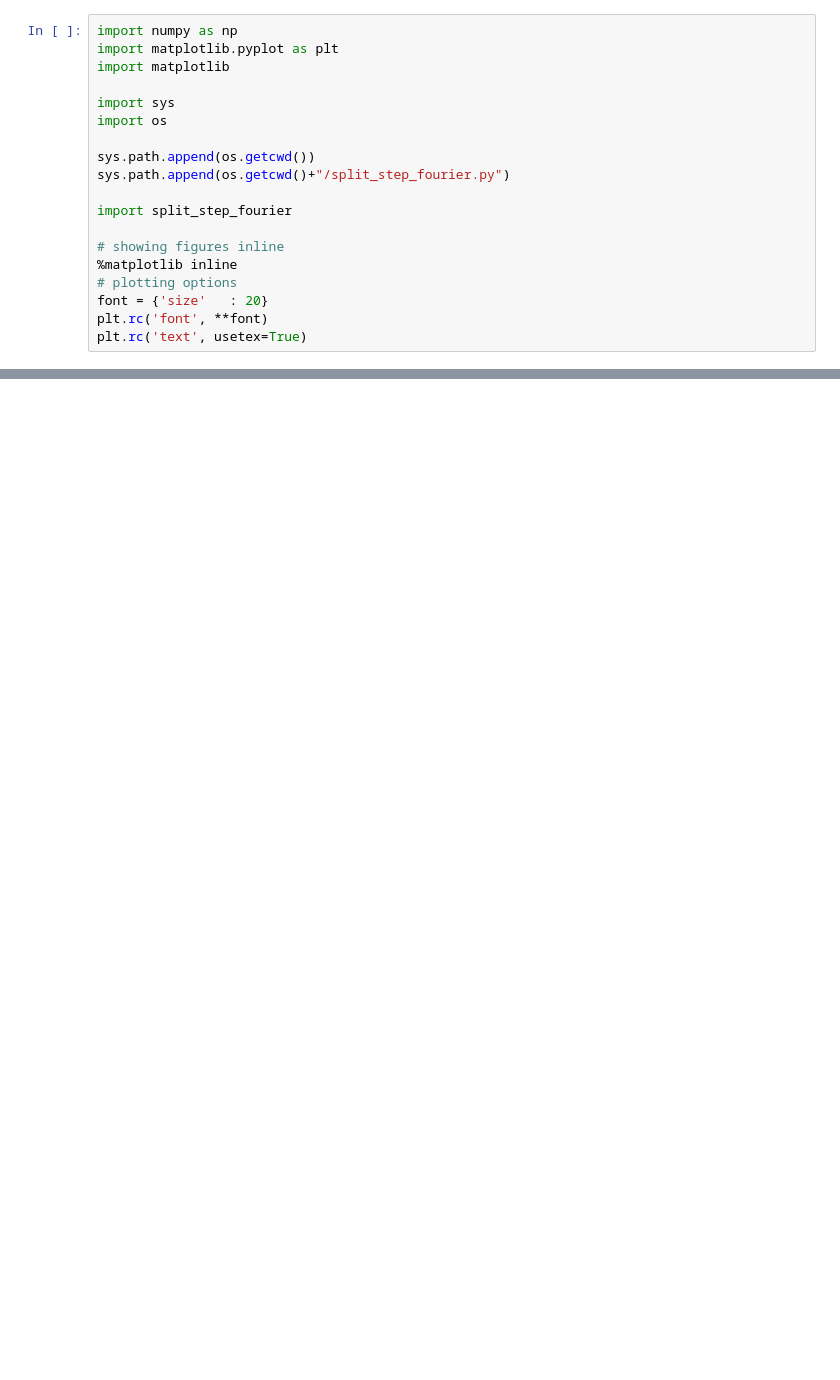
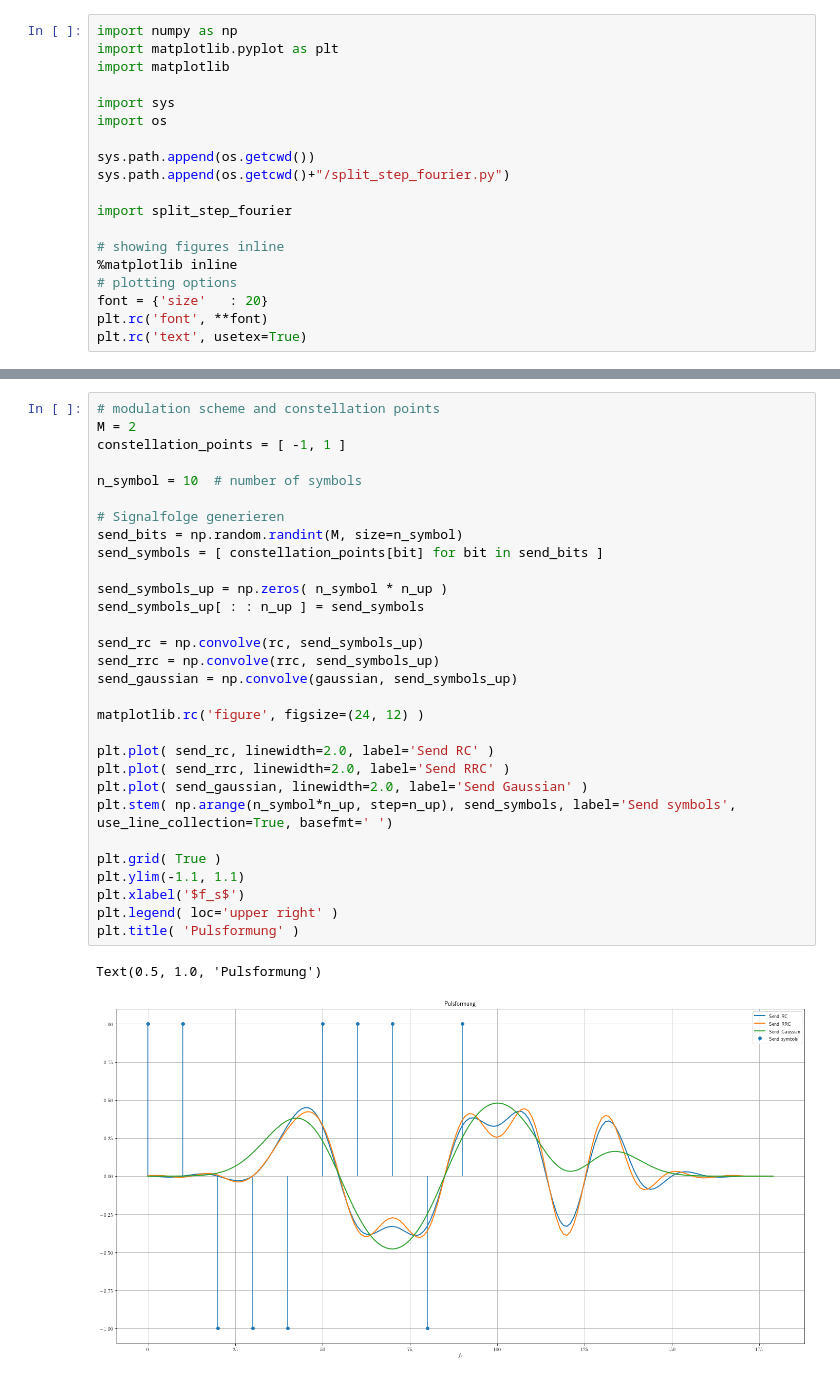
Before and after one commit to domrim/bachelorarbeit-code, a Jupyter notebook: jupyter-notebooks/tests.ipynb, the cells around one changed output, grey strips where cells are left out. Saved outputs shown, nothing was run; the diff lists cells and outputs as text; blank space fills up the shorter version.

```diff
--- a/jupyter-notebooks/tests.ipynb
+++ b/jupyter-notebooks/tests.ipynb
@@ -69,0 +67,33 @@ Text(0.5, 1.0, 'Impulse Responses')
+# %%
+# modulation scheme and constellation points
+M = 2
+constellation_points = [ -1, 1 ]
+
+n_symbol = 10  # number of symbols
+
+# Signalfolge generieren
+send_bits = np.random.randint(M, size=n_symbol)
+send_symbols = [ constellation_points[bit] for bit in send_bits ]
+
+send_symbols_up = np.zeros( n_symbol * n_up )
+send_symbols_up[ : : n_up ] = send_symbols
+
+send_rc = np.convolve(rc, send_symbols_up)
+send_rrc = np.convolve(rrc, send_symbols_up)
+send_gaussian = np.convolve(gaussian, send_symbols_up)
+
+matplotlib.rc('figure', figsize=(24, 12) )
+
+plt.plot( send_rc, linewidth=2.0, label='Send RC' )
+plt.plot( send_rrc, linewidth=2.0, label='Send RRC' )
+plt.plot( send_gaussian, linewidth=2.0, label='Send Gaussian' )
+plt.stem( np.arange(n_symbol*n_up, step=n_up), send_symbols, label='Send symbols', use_line_collection=True, basefmt=' ')
+
+plt.grid( True )
+plt.ylim(-1.1, 1.1)
+plt.xlabel('$f_s$')
+plt.legend( loc='upper right' )
+plt.title( 'Pulsformung' )
+# %% [output]
+Text(0.5, 1.0, 'Pulsformung')
+[figure, added]
```
Also changed, not shown: parts of 2 cells of this notebook, 1 other file.
